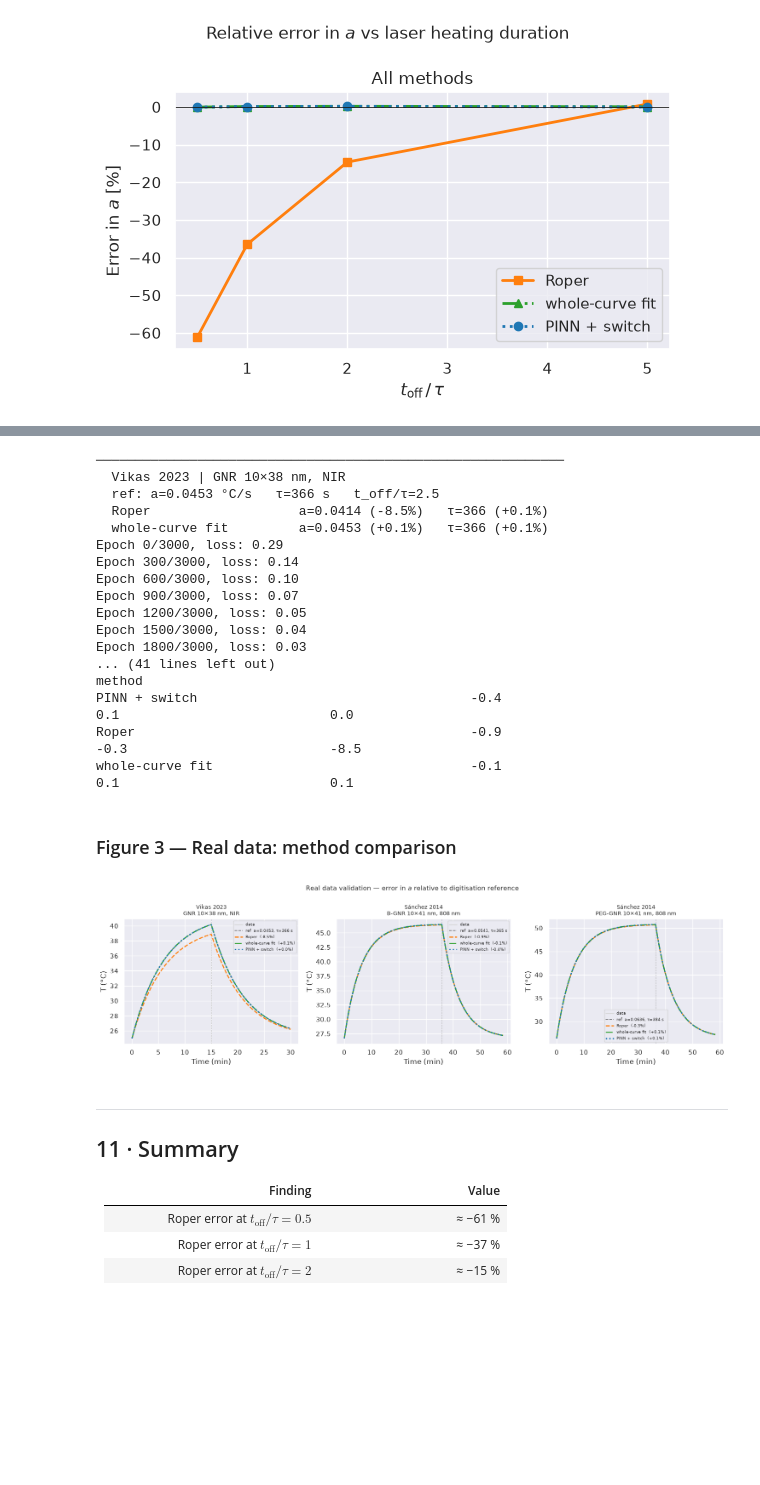
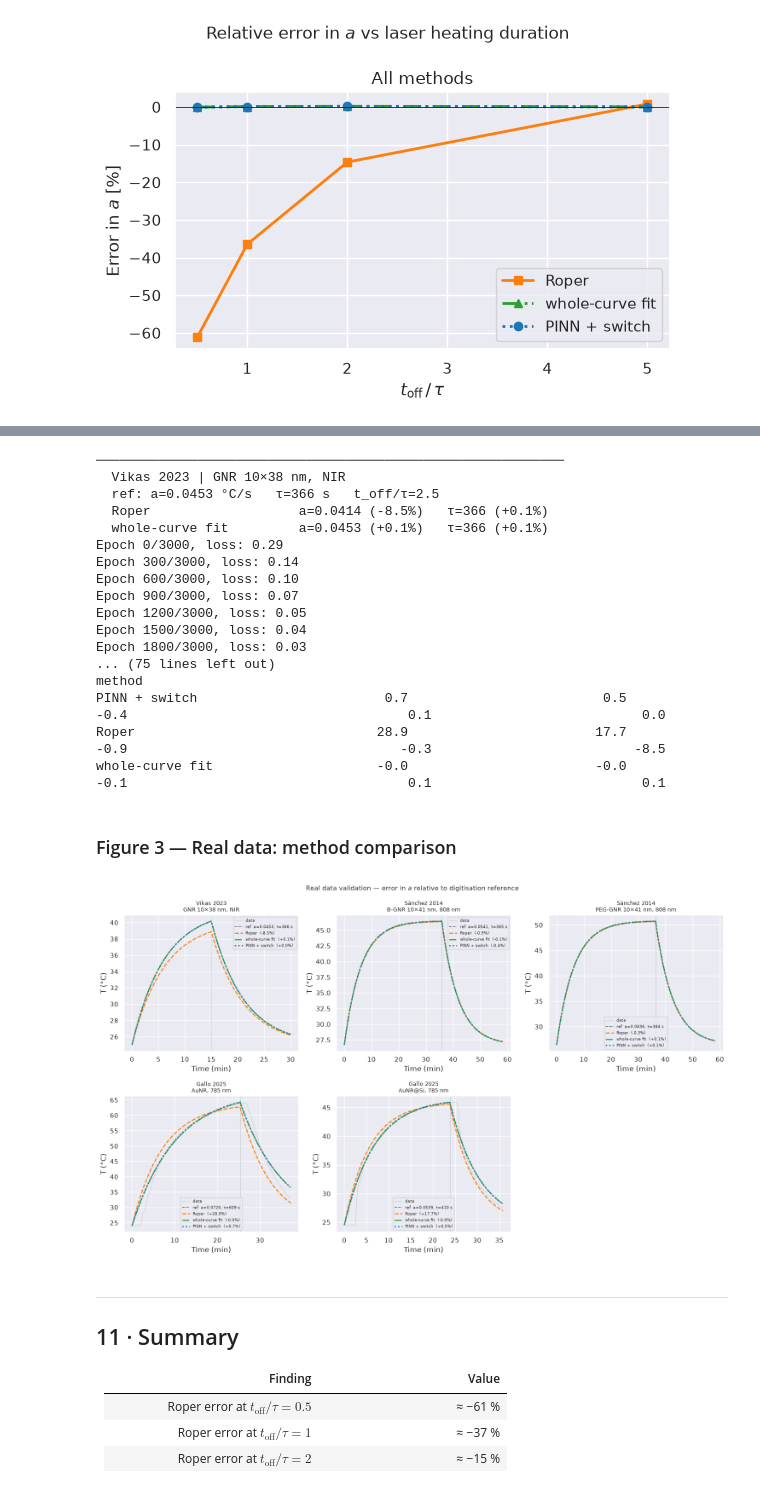
Before and after one commit to MrzAhmadi/photothermal-pinn, a Jupyter notebook: photothermal_pinn.ipynb, the cells around one changed output, grey strips where cells are left out. Cells and saved outputs as stored; diff of their text form; code cells hidden in the pictures; blank space fills up the shorter version.

Commit message:
Adds some new real data

```diff
--- a/photothermal_pinn.ipynb
+++ b/photothermal_pinn.ipynb
@@ -522,6 +525,16 @@ REAL_DATASETS = {
         t_col='time_s', T_col='T_C', laser_col='laser_on',
         t_off=2183.0, Tenv=26.4, ref_a=0.0636, ref_tau=384.0,
     ),
+    "Gallo 2025\nAuNR, 785 nm": dict(
+        file      = os.path.join(REAL_DATA_DIR, "aunr_785nm_1p2Wcm2_pmc13028931.csv"),
+        t_col='time_s', T_col='T_C', laser_col='laser_on',
+        t_off=1520.0, Tenv=24.0, ref_a=0.0720, ref_tau=609.0,
+    ),
+    "Gallo 2025\nAuNR@Si, 785 nm": dict(
+        file      = os.path.join(REAL_DATA_DIR, "aunrsi_785nm_1p2Wcm2_pmc13028931.csv"),
+        t_col='time_s', T_col='T_C', laser_col='laser_on',
+        t_off=1430.0, Tenv=24.5, ref_a=0.0539, ref_tau=410.1,
+    ),
 }
 
 def load_real(ds):
@@ -580,52 +593,55 @@ Epoch 900/3000, loss: 0.07
 Epoch 1200/3000, loss: 0.05
 Epoch 1500/3000, loss: 0.04
 Epoch 1800/3000, loss: 0.03
-... (41 lines left out)
+... (75 lines left out)
 method
-PINN + switch                                   -0.4                                    0.1                           0.0
-Roper                                           -0.9                                   -0.3                          -8.5
-whole-curve fit                                 -0.1                                    0.1                           0.1
+PINN + switch                        0.7                         0.5                                 -0.4                                    0.1                           0.0
+Roper                               28.9                        17.7                                 -0.9                                   -0.3                          -8.5
+whole-curve fit                     -0.0                        -0.0                                 -0.1                                    0.1                           0.1
 # %% [markdown]
 ### Figure 3 — Real data: method comparison
 # %%
-fig, axes = plt.subplots(1, 3, figsize=(15, 4.5))
+fig, axes = plt.subplots(2, 3, figsize=(15, 9))
+axes_flat = axes.flatten()
+axes_flat[-1].set_visible(False)
+
 method_styles = {
     "Roper":           dict(color='tab:orange', ls='--', lw=1.8),
     "whole-curve fit": dict(color='tab:green',  ls='-.', lw=1.8),
     "PINN + switch":   dict(color='tab:blue',   ls=':',  lw=2.2),
 }
 
-for ax, (ds_name, ds) in zip(axes, REAL_DATASETS.items()):
+for ax, (ds_name, ds) in zip(axes_flat, REAL_DATASETS.items()):
     t_r, T_r    = load_real(ds)
     t_off_r     = ds["t_off"]
     Tenv_r      = ds["Tenv"]
     ref_a, ref_tau = ds["ref_a"], ds["ref_tau"]
     tt = np.linspace(0, t_r.max(), 1000)
 
     ax.plot(t_r / 60, T_r, color='lightgray', lw=1.0, zorder=1, label='data')
     ax.plot(tt / 60, heating_cooling(tt, ref_a, ref_tau, t_off_r, Tenv_r),
             'k--', lw=1.2, alpha=0.6,
             label=f'ref  a={ref_a:.4f}, τ={ref_tau:.0f} s', zorder=2)
 
     for m_name, sty in method_styles.items():
         a_e, tau_e = real_fits[(ds_name, m_name)]
         da = 100 * (a_e - ref_a) / ref_a
         ax.plot(tt / 60, heating_cooling(tt, a_e, tau_e, t_off_r, Tenv_r),
                 label=f'{m_name}  ({da:+.1f}%)', zorder=3, **sty)
 
     ax.axvline(t_off_r / 60, color='gray', ls='--', lw=0.8, alpha=0.5)
     ax.set_xlabel('Time (min)')
     ax.set_ylabel('T (°C)')
     ax.set_title(ds_name.replace('\n', '\n'), fontsize=9)
     ax.legend(fontsize=6.5)
 
 plt.suptitle('Real data validation — error in $a$ relative to digitisation reference', fontsize=11)
 plt.tight_layout()
 os.makedirs('results/plots', exist_ok=True)
 plt.savefig('results/plots/fig4_real_data.jpg', dpi=150, bbox_inches='tight')
 plt.show()
 # %% [output]
-[figure, old version]
+[figure, new version]
 # %% [markdown]
 ---
 ## 11 · Summary
```
Also changed, not shown: parts of 1 cell of this notebook, 6 other files.
